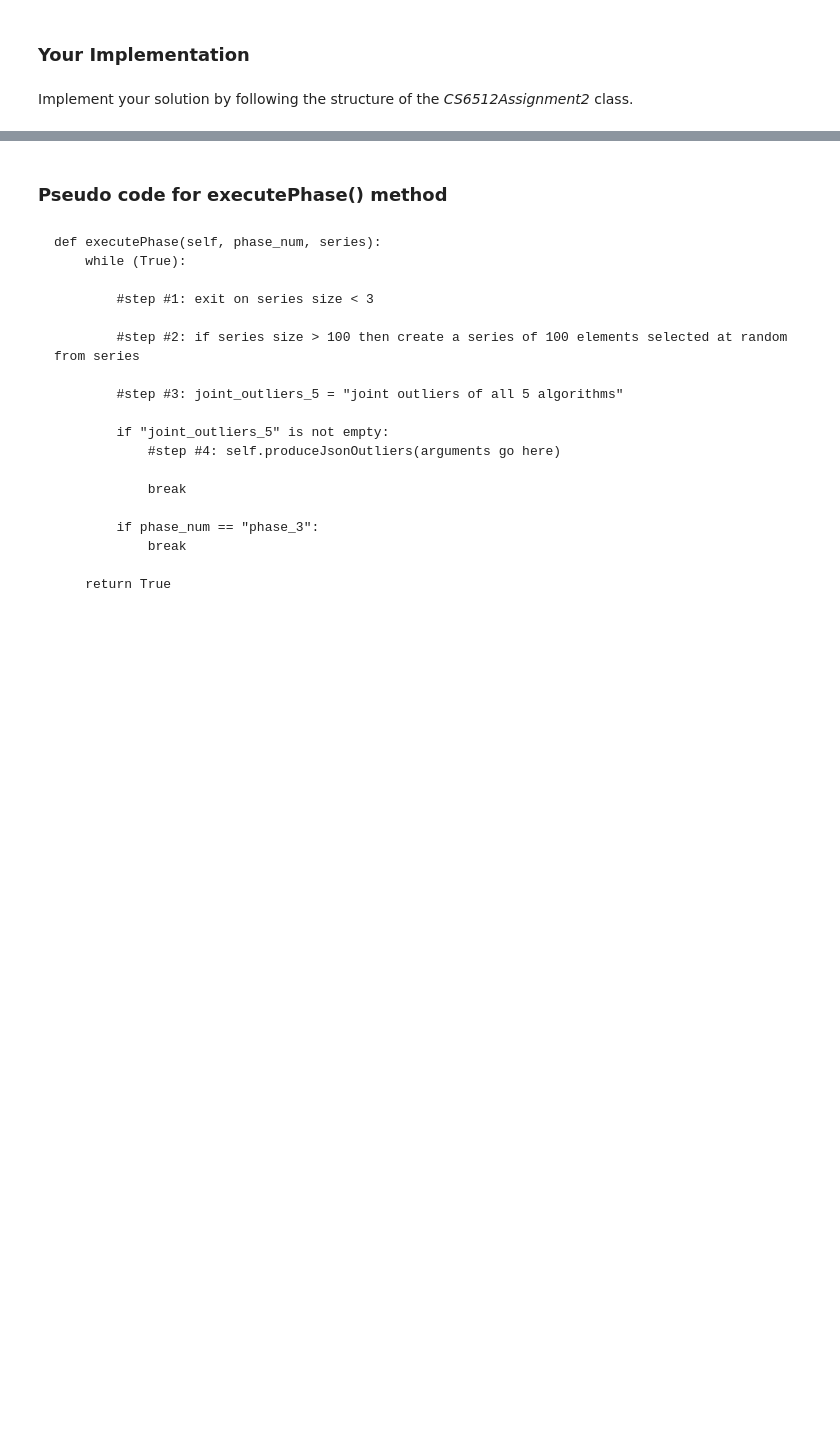
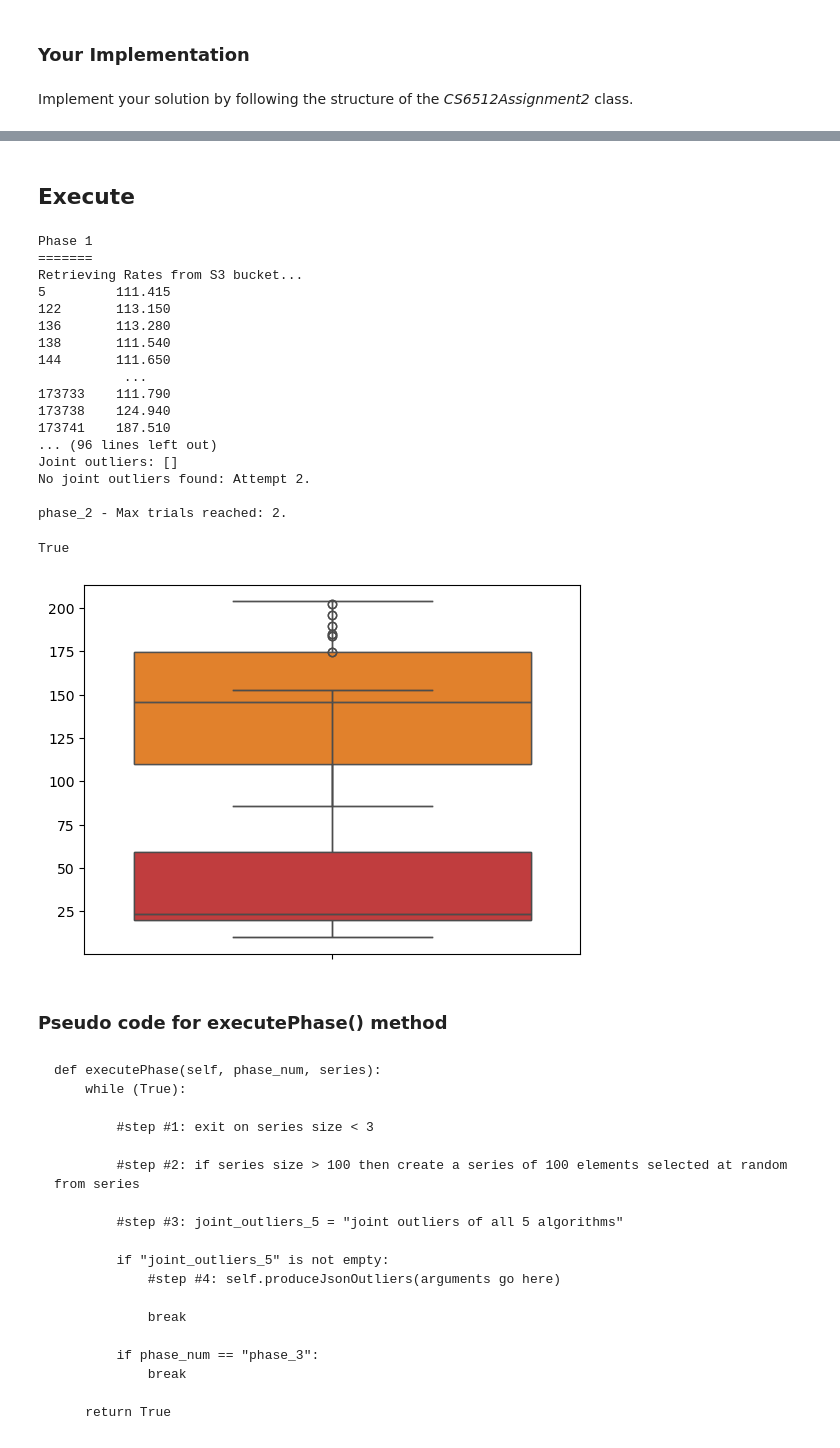
Before and after one commit to ptrayers/cs6512, a Jupyter notebook: Etivities/CS6512_Etivity_2.ipynb, the cells around one changed output, grey strips where cells are left out. Cells and saved outputs as stored; diff of their text form; code cells hidden in the pictures; blank space fills up the shorter version.

```diff
--- a/Etivities/CS6512_Etivity_2.ipynb
+++ b/Etivities/CS6512_Etivity_2.ipynb
@@ -522,6 +621,12 @@ class IsolationForestMethod:
     def __init__(self):
         pass
 
+
+    """
+     *
+    """
+    def getMethodName(self):
+        return "Isolation Forest Method"
 
     """
      *
@@ -682,7 +787,7 @@ class CryptoCompareReader:
 
         urlRestAPI = self.urlHistory.replace("$1", cryptoCurrency)
 
-        urlRestAPI = urlRestAPI.replace("$2", size)
+        urlRestAPI = urlRestAPI.replace("$2", str(size))  # Convert size to string here
 
         response = requests.get(urlRestAPI)
 
@@ -745,13 +853,19 @@ class S3Utils:
             )
 
     def _download_file_(self, file_name: str):
-        object_size = s3.head_object(**{"Bucket": self.bucket_name, "Key": file_name})["ContentLength"]
+        # Ensure the directory exists
+        data_dir = './data/'
+        if not os.path.exists(data_dir):
+            os.makedirs(data_dir)
+
+        file_path = data_dir + file_name
+        object_size = s3.head_object(Bucket=self.bucket_name, Key=file_name)['ContentLength']
         with tqdm.tqdm(total=object_size, unit="B", unit_scale=True, desc=file_name) as pbar:
             s3.download_file(
                 Bucket=self.bucket_name,
                 Key=file_name,
-                Filename='./data/'+ file_name,
-                Callback=lambda bytes_transferred: pbar.update(bytes_transferred),
+                Filename=file_path,
+                Callback=lambda bytes_transferred: pbar.update(bytes_transferred)
             )
 
     """
@@ -788,3 +900,11 @@ ModuleNotFoundError: No module named 'boto3'
 ### Your Implementation
 # %% [markdown]
 Implement your solution by following the structure of the <i>CS6512Assignment2</i> class.
+# %%
+bucket_name = 'ptrayers-ul-cs6512'
+AWS_S3_BUCKET = bucket_name
+
+s3_client = S3Utils(AWS_S3_BUCKET)
+
+df = s3_client.readCsvFileFromBucket('instrument_price.csv')
+df.head(10)
@@ -973,5 +1398,31 @@ class CS6512Assignment2:
 
         return True
+# %% [markdown]
+## Execute
+# %%
+assignment = CS6512Assignment2()
+assignment.execute(df, "SOL")
+#assignment.executeOnTimer("SOL")
+# %% [output]
+Phase 1
+=======
+Retrieving Rates from S3 bucket...
+5         111.415
+122       113.150
+136       113.280
+138       111.540
+144       111.650
+           ...
+173733    111.790
+173738    124.940
+173741    187.510
+... (96 lines left out)
+Joint outliers: []
+No joint outliers found: Attempt 2.
+
+phase_2 - Max trials reached: 2.
+True
+[figure, added]
 # %% [markdown]
 ### Pseudo code for executePhase() method
 # %% [markdown]
```
Also changed, not shown: parts of 14 cells of this notebook.
